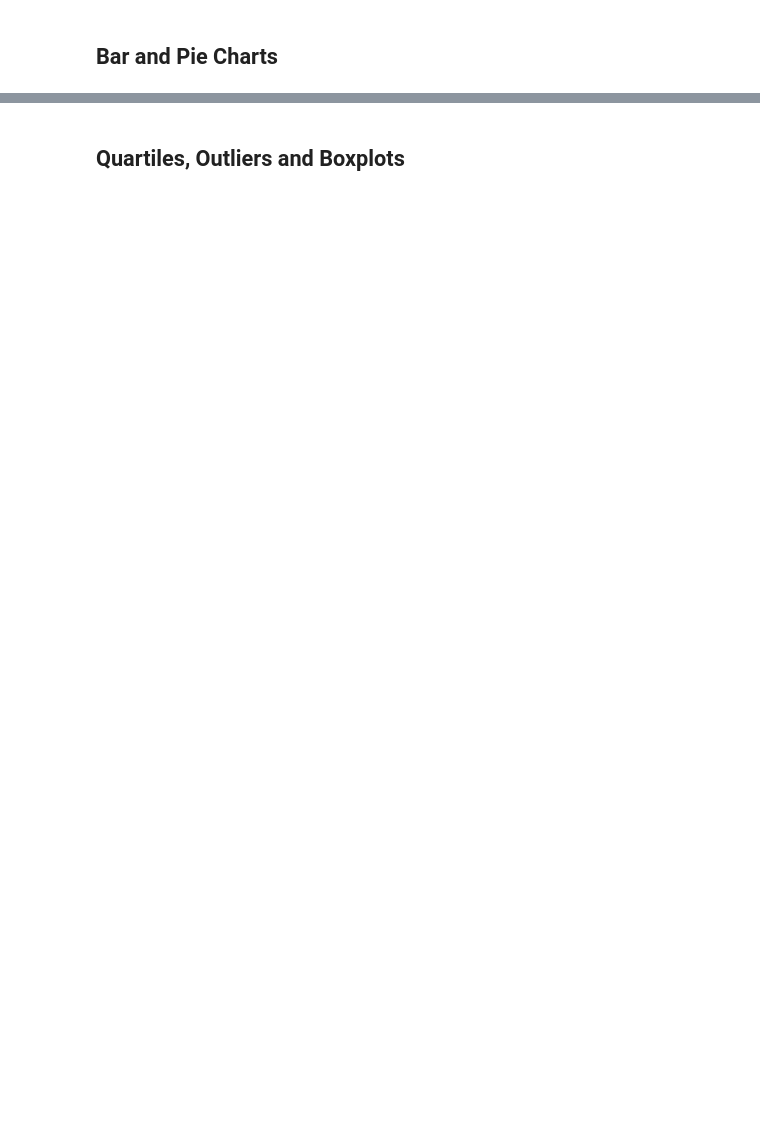
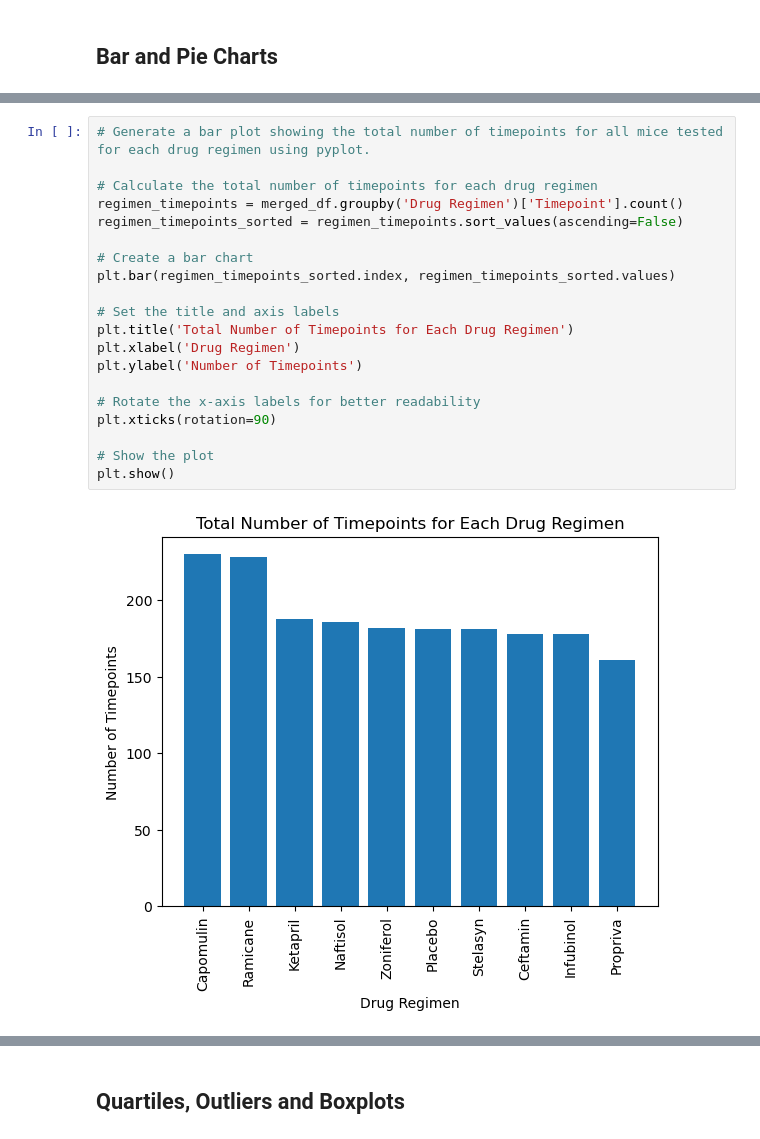
Before and after one commit to elitracewell/Mouse-Tumor-Treatment-Analysis, a Jupyter notebook: pymaceuticals_final.ipynb, the cells around one changed output, grey strips where cells are left out. Cells and saved outputs as stored; diff of their text form; blank space fills up the shorter version.

```diff
--- a/pymaceuticals_final.ipynb
+++ b/pymaceuticals_final.ipynb
@@ -138,0 +165,22 @@ NameError: name 'combined_data' is not defined
+# %%
+# Generate a bar plot showing the total number of timepoints for all mice tested for each drug regimen using pyplot.
+
+# Calculate the total number of timepoints for each drug regimen
+regimen_timepoints = merged_df.groupby('Drug Regimen')['Timepoint'].count()
+regimen_timepoints_sorted = regimen_timepoints.sort_values(ascending=False)
+
+# Create a bar chart
+plt.bar(regimen_timepoints_sorted.index, regimen_timepoints_sorted.values)
+
+# Set the title and axis labels
+plt.title('Total Number of Timepoints for Each Drug Regimen')
+plt.xlabel('Drug Regimen')
+plt.ylabel('Number of Timepoints')
+
+# Rotate the x-axis labels for better readability
+plt.xticks(rotation=90)
+
+# Show the plot
+plt.show()
+# %% [output]
+[figure, added]
```
Also changed, not shown: parts of 27 cells of this notebook.
